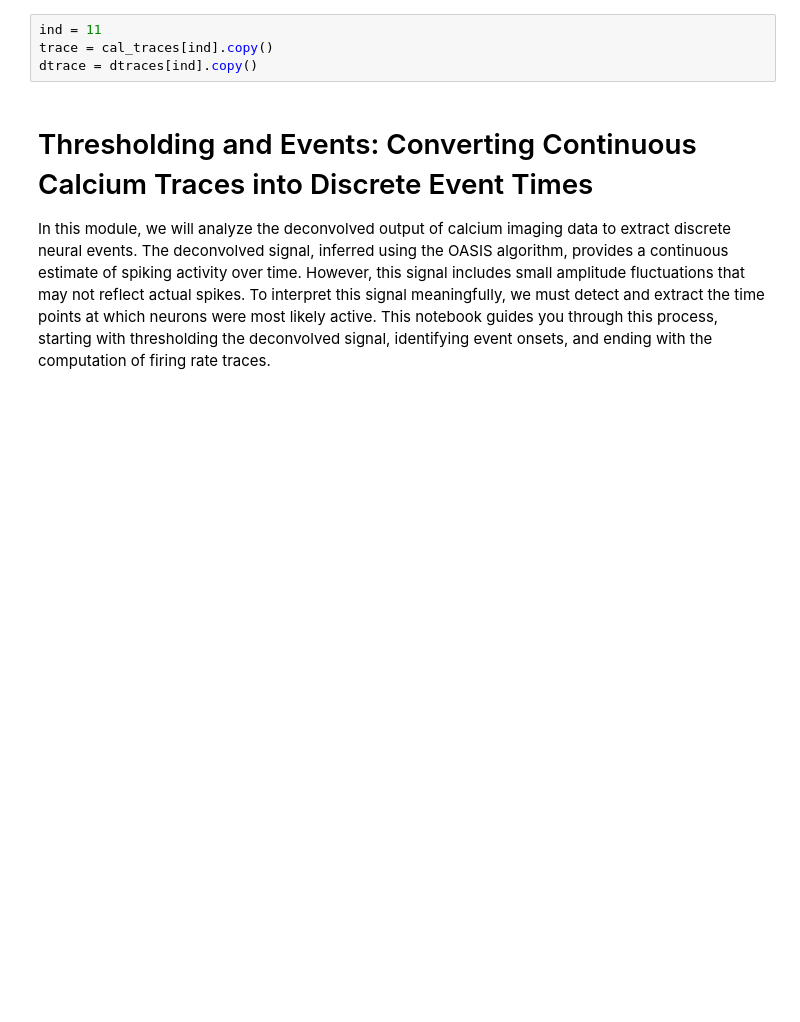
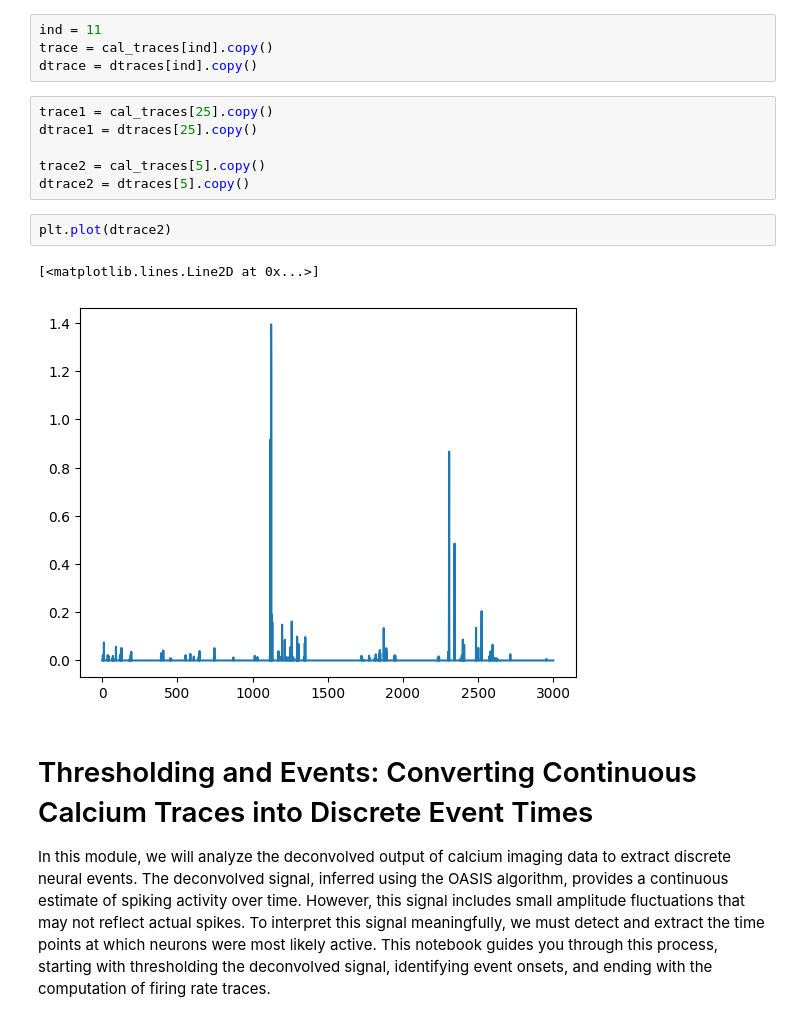
Before and after one commit to sangeethankumar/Courses, a Jupyter notebook: CalciumImaging/Draft2/02. .ipynb, the cells around one changed output. Drawn from its saved outputs; the diff is of its cells as text; blank space fills up the shorter version.

```diff
--- a/CalciumImaging/Draft2/02. .ipynb
+++ b/CalciumImaging/Draft2/02. .ipynb
@@ -23,6 +23,17 @@ for i, trace in enumerate(traces):
 ind = 11
 trace = cal_traces[ind].copy()
 dtrace = dtraces[ind].copy()
+# %%
+trace1 = cal_traces[25].copy()
+dtrace1 = dtraces[25].copy()
+
+trace2 = cal_traces[5].copy()
+dtrace2 = dtraces[5].copy()
+# %%
+plt.plot(dtrace2)
+# %% [output]
+[<matplotlib.lines.Line2D at 0x...>]
+[figure, added]
 # %% [markdown]
 # Thresholding and Events: Converting Continuous Calcium Traces into Discrete Event Times
 
```
Also changed, not shown: parts of 34 cells of this notebook.
